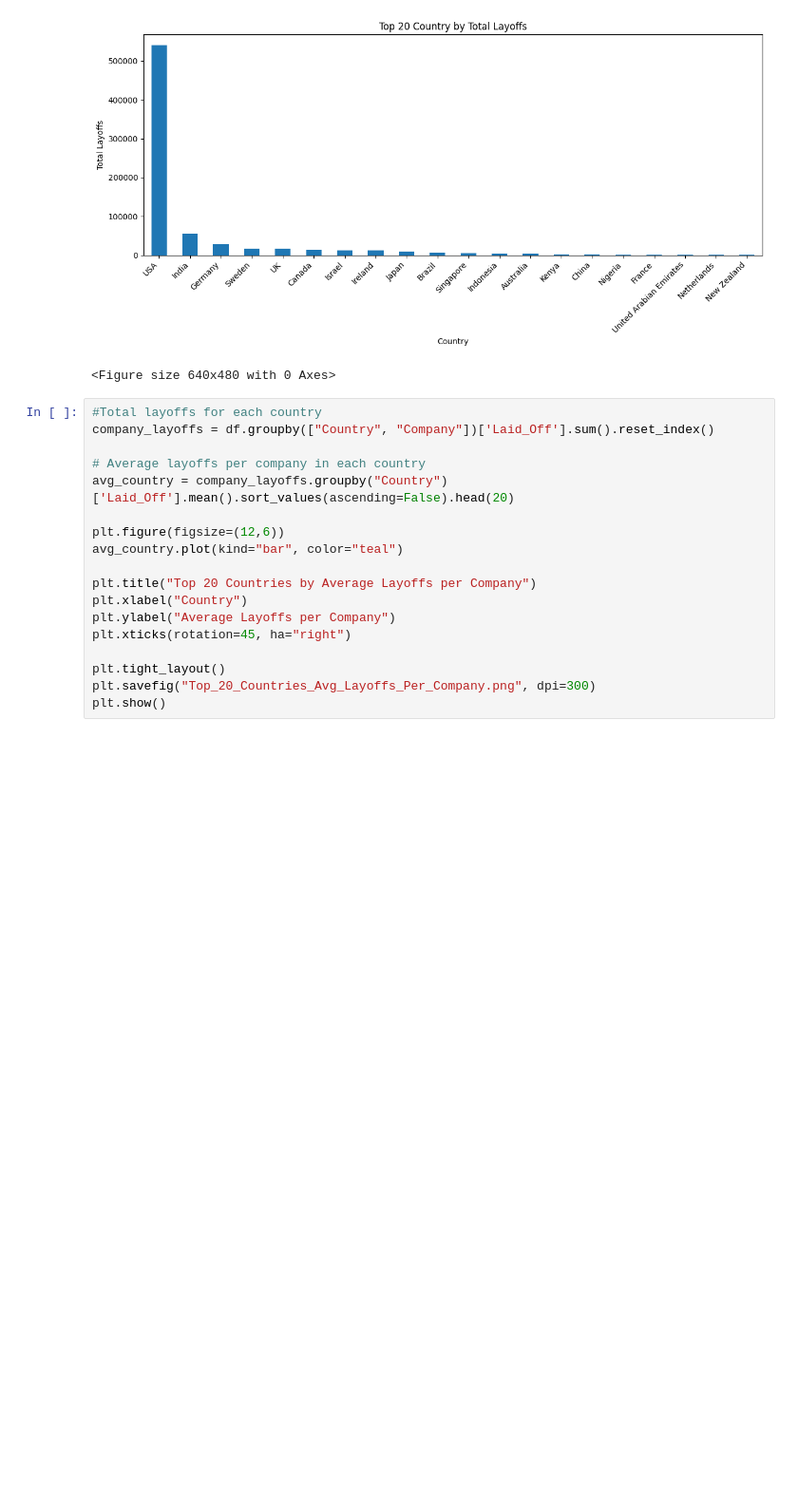
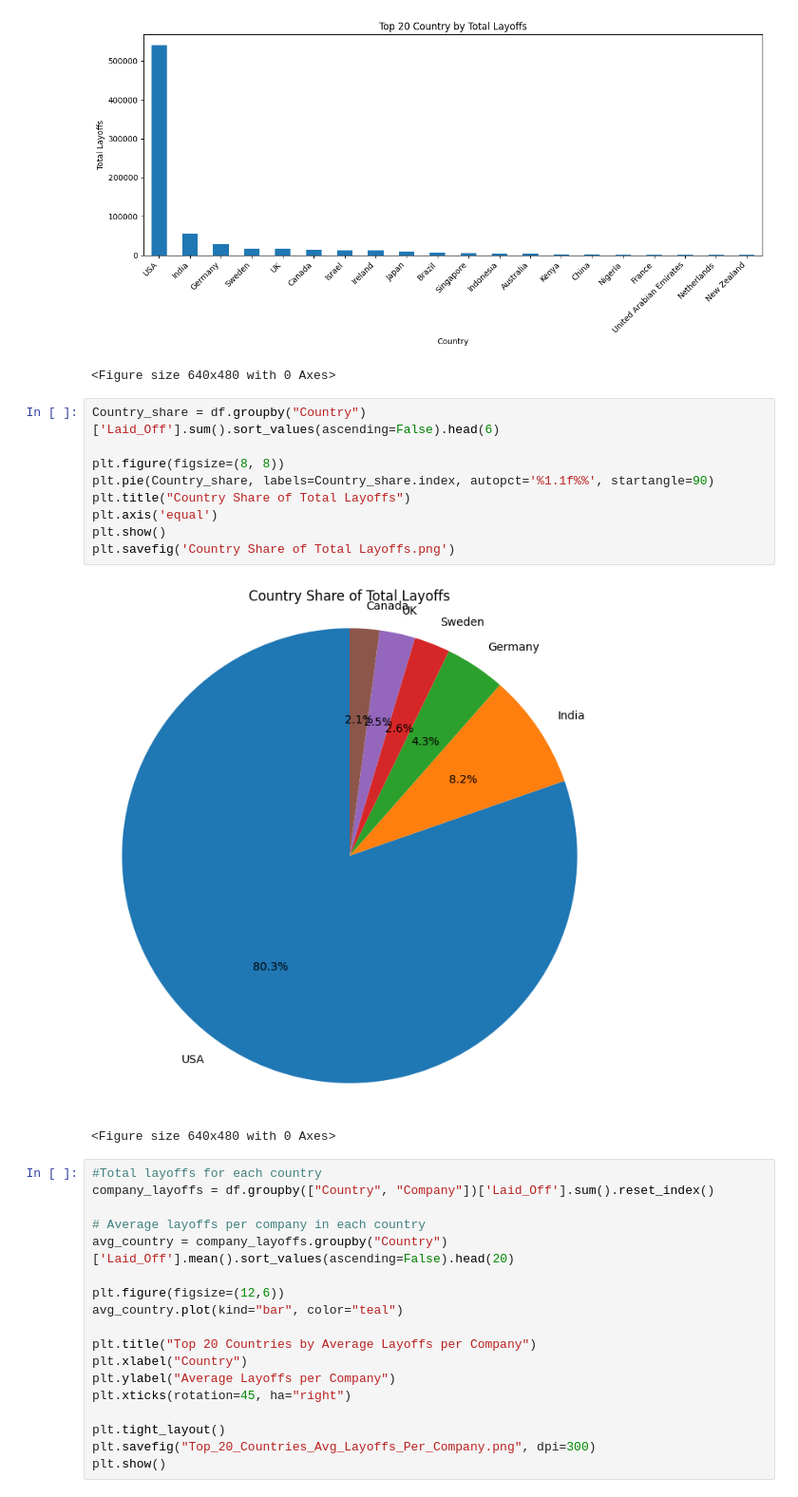
Before and after one commit to Ridima28/Global-Tech-Layoff-Analysis, a Jupyter notebook: layoff-eda.ipynb, the cells around one changed output. Shown at 95% size. Cells and saved outputs as stored; diff of their text form; blank space fills up the shorter version.

```diff
--- a/layoff-eda.ipynb
+++ b/layoff-eda.ipynb
@@ -395,6 +400,18 @@ New Zealand                  1025.0
 Name: Laid_Off, dtype: float64
 [figure]
 <Figure size 640x480 with 0 Axes>
+# %%
+Country_share = df.groupby("Country")['Laid_Off'].sum().sort_values(ascending=False).head(6)
+
+plt.figure(figsize=(8, 8))
+plt.pie(Country_share, labels=Country_share.index, autopct='%1.1f%%', startangle=90)
+plt.title("Country Share of Total Layoffs")
+plt.axis('equal')
+plt.show()
+plt.savefig('Country Share of Total Layoffs.png')
+# %% [output]
+[figure, added]
+<Figure size 640x480 with 0 Axes>
 # %%
 #Total layoffs for each country
 company_layoffs = df.groupby(["Country", "Company"])['Laid_Off'].sum().reset_index()
```
Also changed, not shown: parts of 3 cells of this notebook, 3 other files.
